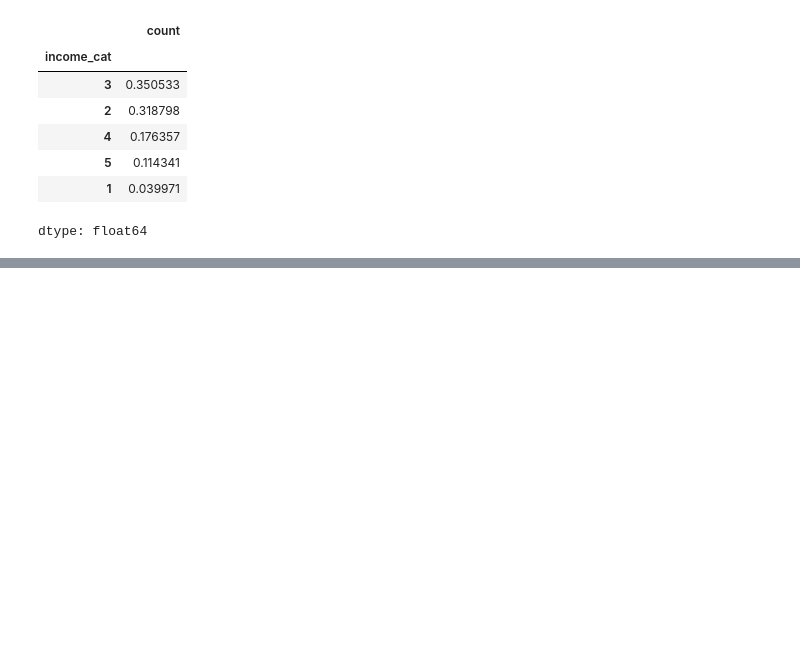
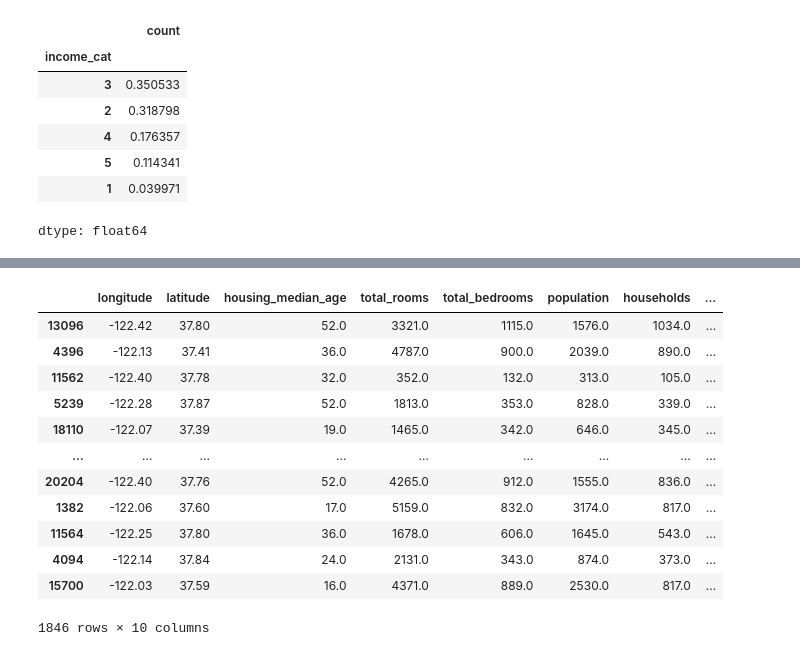
Before and after one commit to dosanchez/data-science-learning, a Jupyter notebook: ml_learning/gerome.ipynb, the cells around one changed output, grey strips where cells are left out. Drawn from its saved outputs; the diff is of its cells as text; code cells hidden in the pictures; blank space fills up the shorter version.

```diff
--- a/ml_learning/gerome.ipynb
+++ b/ml_learning/gerome.ipynb
@@ -108,0 +128,16 @@ housing.plot(kind = 'scatter', x = 'longitude', y ='latitude', alpha = 0.1)
+# %%
+housing[housing['ocean_proximity'] == "NEAR BAY"]
+# %% [output]
+|  | longitude | latitude | housing_median_age | total_rooms | total_bedrooms | population | households | ... |
+| 13096 | -122.42 | 37.80 | 52.0 | 3321.0 | 1115.0 | 1576.0 | 1034.0 | ... |
+| 4396 | -122.13 | 37.41 | 36.0 | 4787.0 | 900.0 | 2039.0 | 890.0 | ... |
+| 11562 | -122.40 | 37.78 | 32.0 | 352.0 | 132.0 | 313.0 | 105.0 | ... |
+| 5239 | -122.28 | 37.87 | 52.0 | 1813.0 | 353.0 | 828.0 | 339.0 | ... |
+| 18110 | -122.07 | 37.39 | 19.0 | 1465.0 | 342.0 | 646.0 | 345.0 | ... |
+| ... | ... | ... | ... | ... | ... | ... | ... | ... |
+| 20204 | -122.40 | 37.76 | 52.0 | 4265.0 | 912.0 | 1555.0 | 836.0 | ... |
+| 1382 | -122.06 | 37.60 | 17.0 | 5159.0 | 832.0 | 3174.0 | 817.0 | ... |
+| 11564 | -122.25 | 37.80 | 36.0 | 1678.0 | 606.0 | 1645.0 | 543.0 | ... |
+| 4094 | -122.14 | 37.84 | 24.0 | 2131.0 | 343.0 | 874.0 | 373.0 | ... |
+| 15700 | -122.03 | 37.59 | 16.0 | 4371.0 | 889.0 | 2530.0 | 817.0 | ... |
+1846 rows × 10 columns
```
Also changed, not shown: parts of 3 cells of this notebook.
